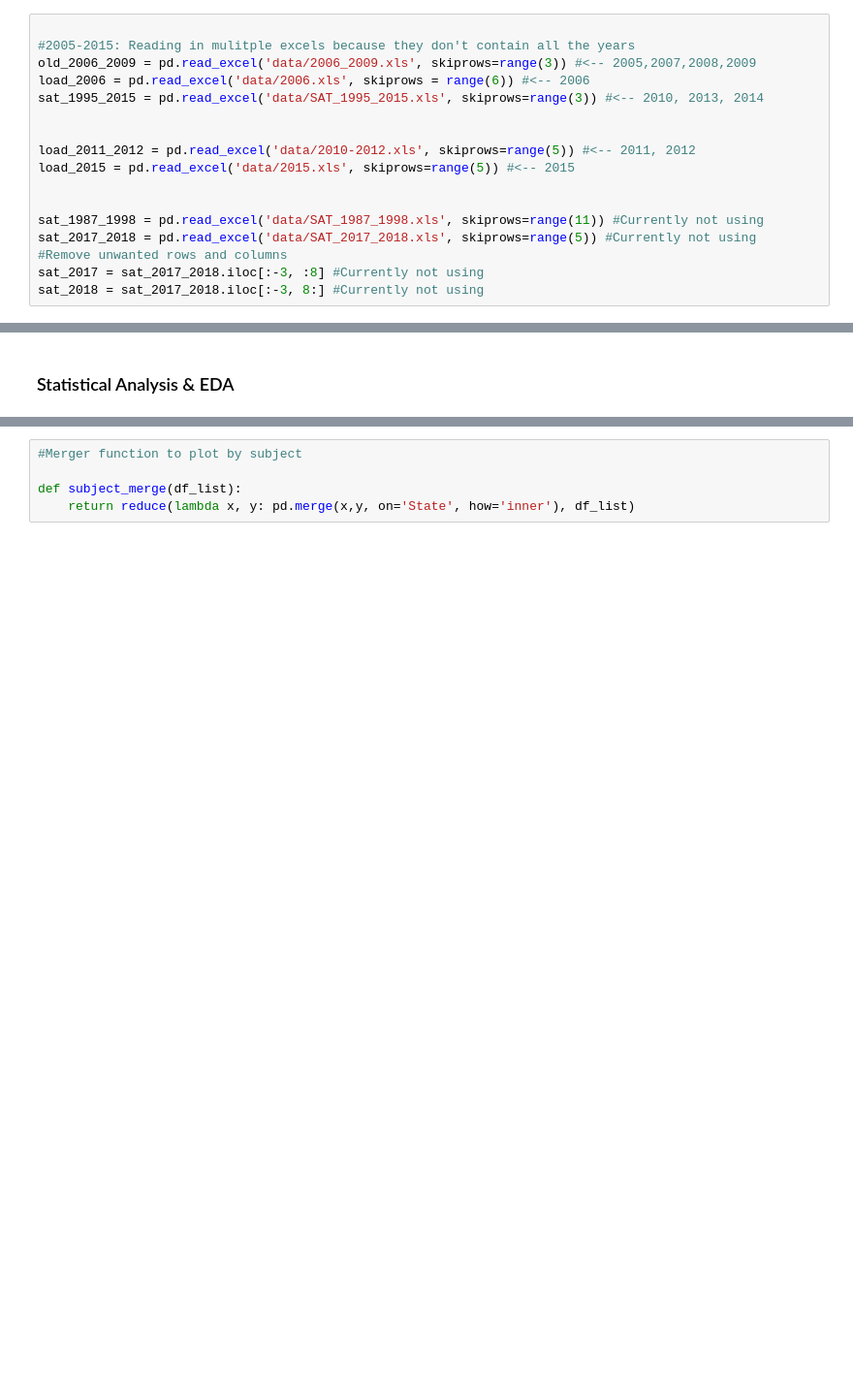
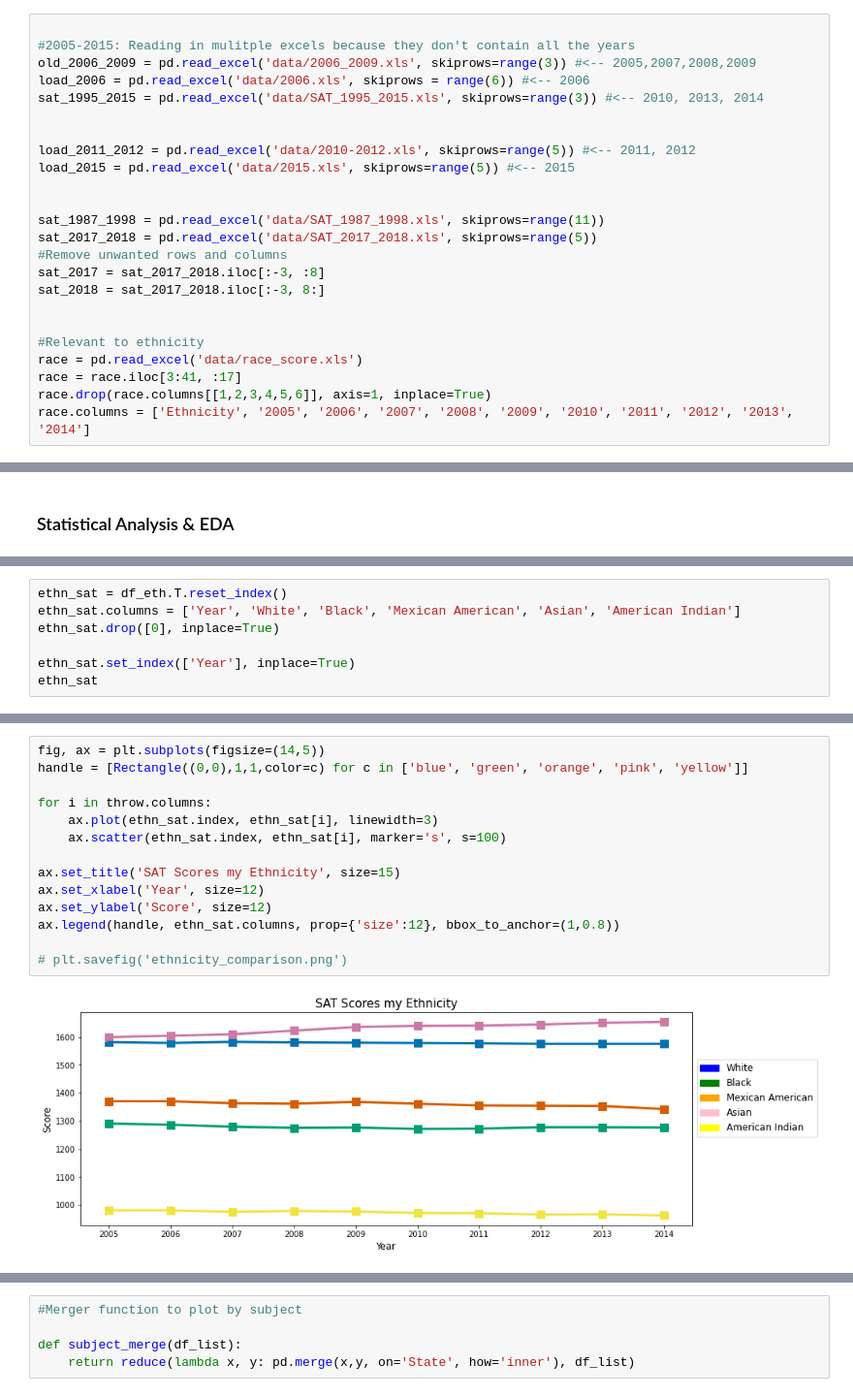
Before and after one commit to phamc4/Projects, a Jupyter notebook: SAT_changes.ipynb, the cells around one changed output, grey strips where cells are left out. Shown: that part at 97% size. Saved outputs shown, nothing was run; the diff lists cells and outputs as text; blank space fills up the shorter version.

Commit message:
Added data & lineplot

```diff
--- a/SAT_changes.ipynb
+++ b/SAT_changes.ipynb
@@ -28,11 +28,18 @@ load_2011_2012 = pd.read_excel('data/2010-2012.xls', skiprows=range(5)) #<-- 201
 load_2015 = pd.read_excel('data/2015.xls', skiprows=range(5)) #<-- 2015
 
 
-sat_1987_1998 = pd.read_excel('data/SAT_1987_1998.xls', skiprows=range(11)) #Currently not using
-sat_2017_2018 = pd.read_excel('data/SAT_2017_2018.xls', skiprows=range(5)) #Currently not using
+sat_1987_1998 = pd.read_excel('data/SAT_1987_1998.xls', skiprows=range(11))
+sat_2017_2018 = pd.read_excel('data/SAT_2017_2018.xls', skiprows=range(5))
 #Remove unwanted rows and columns
-sat_2017 = sat_2017_2018.iloc[:-3, :8] #Currently not using
-sat_2018 = sat_2017_2018.iloc[:-3, 8:] #Currently not using
+sat_2017 = sat_2017_2018.iloc[:-3, :8]
+sat_2018 = sat_2017_2018.iloc[:-3, 8:]
+
+
+#Relevant to ethnicity
+race = pd.read_excel('data/race_score.xls')
+race = race.iloc[3:41, :17]
+race.drop(race.columns[[1,2,3,4,5,6]], axis=1, inplace=True)
+race.columns = ['Ethnicity', '2005', '2006', '2007', '2008', '2009', '2010', '2011', '2012', '2013', '2014']
 # %% [markdown]
 ### Old SAT format: 2400 score. Lasted from 2005-2015
 # %%
@@ -294,0 +377,7 @@ fig.tight_layout()
+# %%
+ethn_sat = df_eth.T.reset_index()
+ethn_sat.columns = ['Year', 'White', 'Black', 'Mexican American', 'Asian', 'American Indian']
+ethn_sat.drop([0], inplace=True)
+
+ethn_sat.set_index(['Year'], inplace=True)
+ethn_sat
@@ -294,0 +397,16 @@ fig.tight_layout()
+# %%
+fig, ax = plt.subplots(figsize=(14,5))
+handle = [Rectangle((0,0),1,1,color=c) for c in ['blue', 'green', 'orange', 'pink', 'yellow']]
+
+for i in throw.columns:
+    ax.plot(ethn_sat.index, ethn_sat[i], linewidth=3)
+    ax.scatter(ethn_sat.index, ethn_sat[i], marker='s', s=100)
+
+ax.set_title('SAT Scores my Ethnicity', size=15)
+ax.set_xlabel('Year', size=12)
+ax.set_ylabel('Score', size=12)
+ax.legend(handle, ethn_sat.columns, prop={'size':12}, bbox_to_anchor=(1,0.8))
+
+# plt.savefig('ethnicity_comparison.png')
+# %% [output]
+[figure, added]
```
Also changed, not shown: parts of 26 cells of this notebook.
